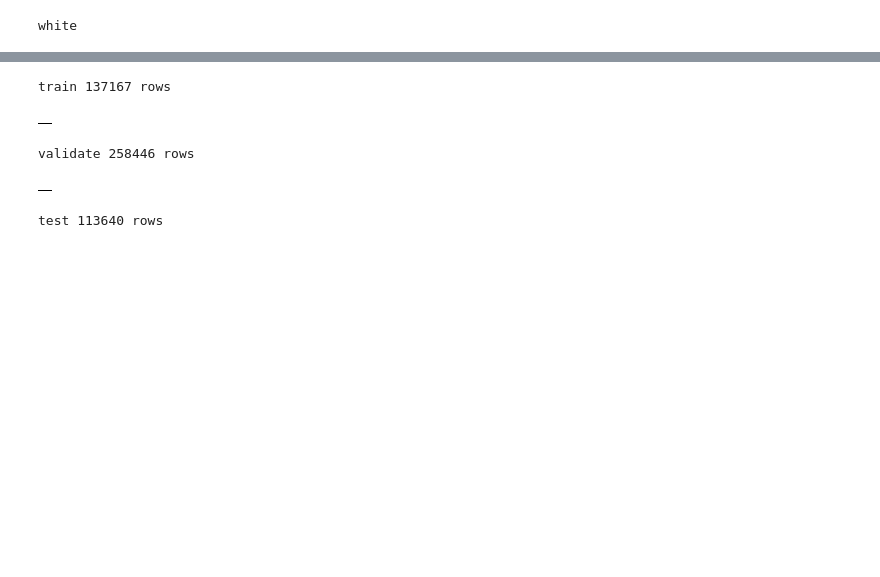
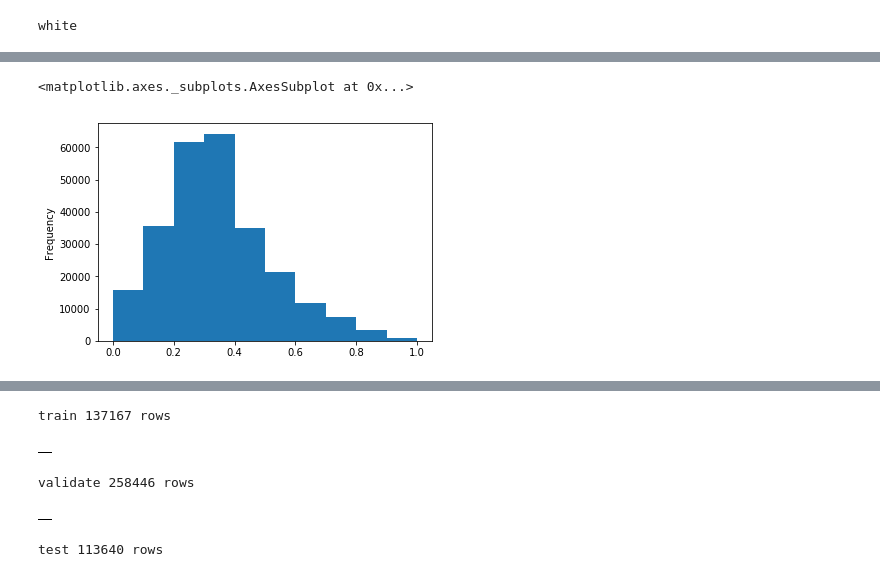
Before and after one commit to guyskk/tianchi-o2o-coupon-usage-predict, a Jupyter notebook: analysis.ipynb, the cells around one changed output, grey strips where cells are left out. Cells and saved outputs as stored; diff of their text form; code cells hidden in the pictures; blank space fills up the shorter version.

```diff
--- a/analysis.ipynb
+++ b/analysis.ipynb
@@ -37,0 +275,7 @@ def display_df_info(df, name=None):
+# %%
+df_wepe_submit = pd.read_csv(
+    '/Users/kk/myjupyter/O2O-Coupon-Usage-Forecast/code/wepon/season one/xgb_valid_preds.csv',
+    header=None,
+    names=['user_id', 'coupon_id', 'date', 'label', 'prob'])
+df_wepe_submit['label'] = df_wepe_submit['label'].astype(bool)
+df_wepe_submit.head(5)
@@ -37,0 +289,5 @@ def display_df_info(df, name=None):
+# %%
+df_wepe_submit['prob'].plot(kind='hist')
+# %% [output]
+<matplotlib.axes._subplots.AxesSubplot at 0x...>
+[figure, added]
```
Also changed, not shown: parts of 91 cells of this notebook, 4 other files.
